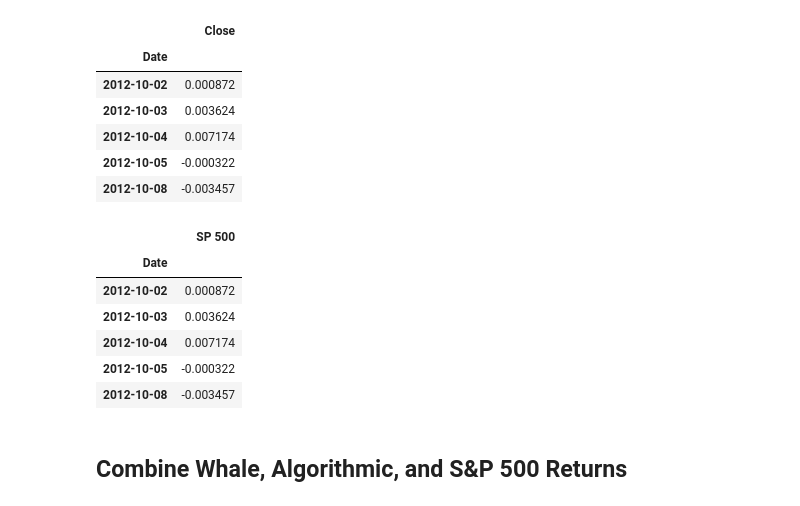
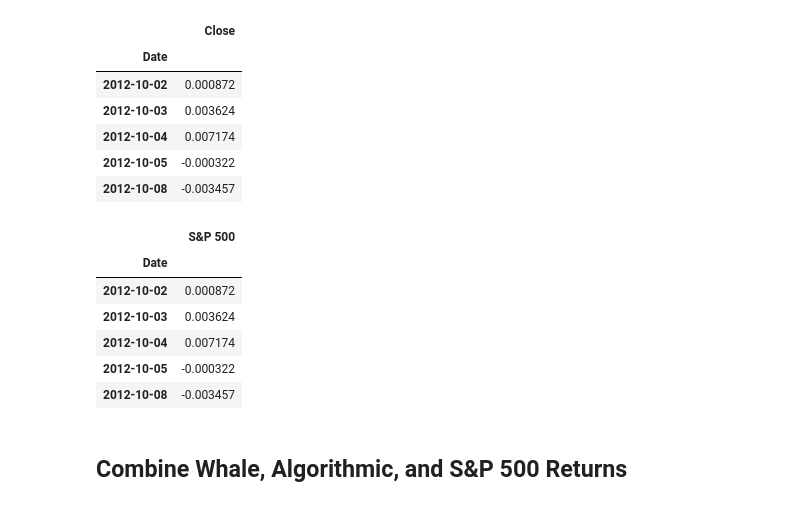
Before and after one commit to joeyh2/portfolio-analysis, a Jupyter notebook: whale_analysis.ipynb, the cells around one changed output. Saved outputs shown, nothing was run; the diff lists cells and outputs as text; code cells hidden in the pictures.

```diff
--- a/whale_analysis.ipynb
+++ b/whale_analysis.ipynb
@@ -113,8 +107,7 @@ Read the S&P 500 historic closing prices and create a new daily returns DataFram
 # %%
 # Reading S&P 500 Closing Prices
 file_path = Path('Resources/sp500_history.csv')
-sp500_df = pd.read_csv(file_path, index_col = "Date", parse_dates=True, infer_datetime_format=True)
-sp500_df.sort_index(inplace = True)
+sp500_df = pd.read_csv(file_path, index_col = "Date", parse_dates=True, infer_datetime_format=True).sort_index()
 sp500_df.head()
 # %% [output]
 |  | Close |
@@ -186,10 +179,10 @@ sp500_returns.head()
 | 2012-10-08 | -0.003457 |
 # %%
 # Rename `Close` Column to be specific to this portfolio.
-sp500_returns.rename(columns={'Close':'SP 500'}, inplace = True)
+sp500_returns.rename(columns={'Close':'S&P 500'}, inplace = True)
 sp500_returns.head()
 # %% [output]
-|  | SP 500 |
+|  | S&P 500 |
 | Date |  |
 | 2012-10-02 | 0.000872 |
 | 2012-10-03 | 0.003624 |
```
Also changed, not shown: parts of 24 cells of this notebook.
